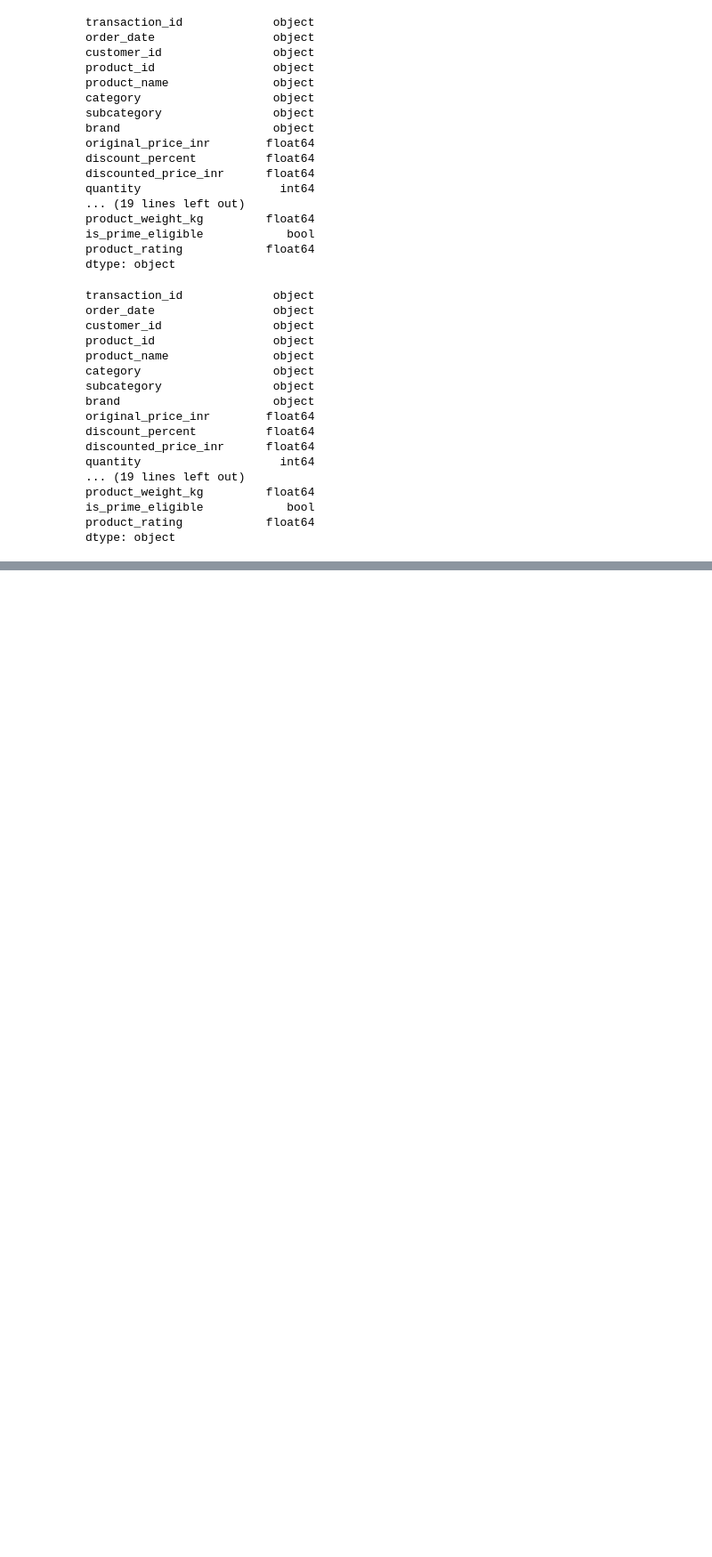
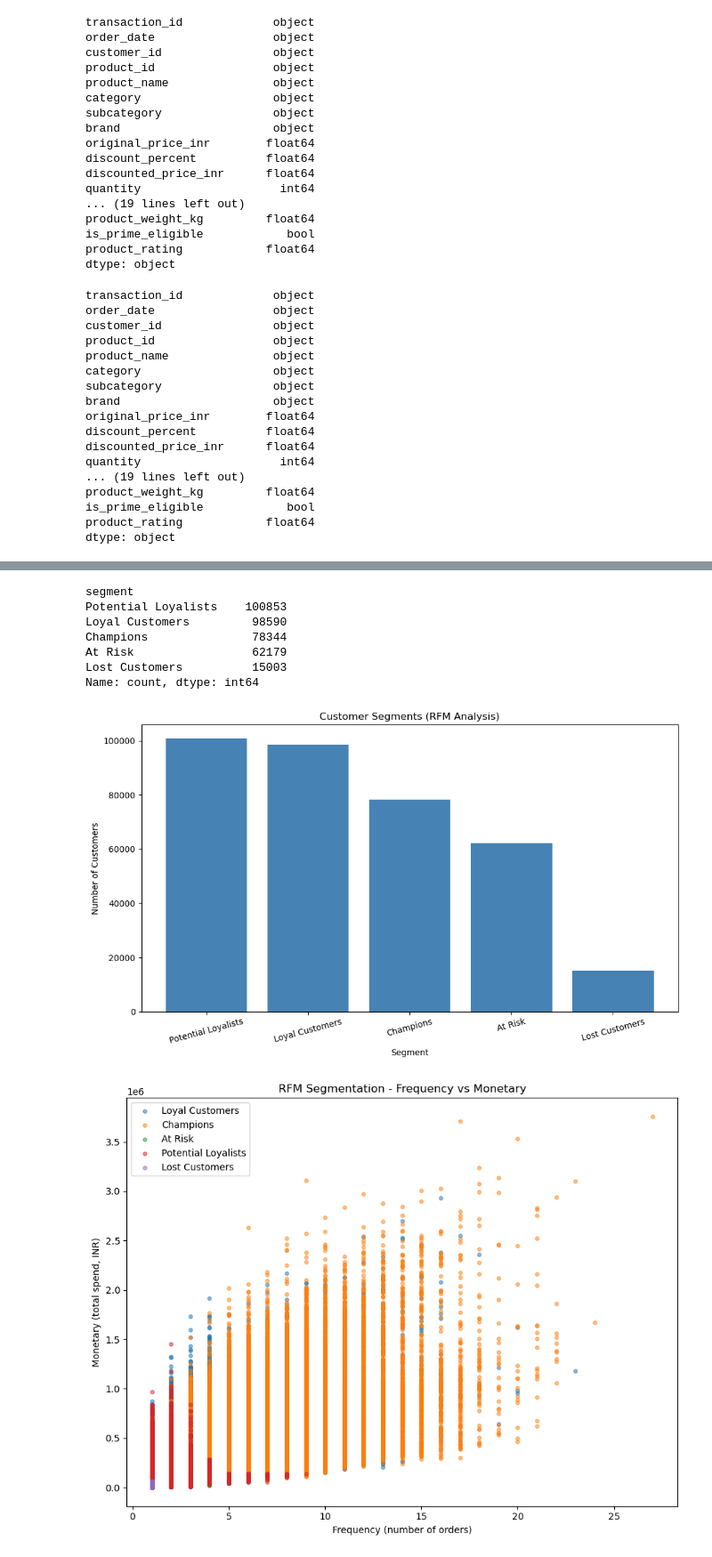
Before and after one commit to Nayeem2072005/Amazon-sales-p2, a Jupyter notebook: notebooks/eda.ipynb, the cells around one changed output, grey strips where cells are left out. Shown at 89% size. Saved outputs shown, nothing was run; the diff lists cells and outputs as text; code cells hidden in the pictures; blank space fills up the shorter version.

Commit message:
Add RFM segmentation, SQL customers/products tables with JOIN, and Power BI dashboard preview

```diff
--- a/notebooks/eda.ipynb
+++ b/notebooks/eda.ipynb
@@ -2203,0 +2211,74 @@ dtype: object
+# %%
+import pandas as pd
+import matplotlib.pyplot as plt
+
+df = pd.read_csv("C:\\Users\\CHARU\\OneDrive\\Desktop\\Amazon sales p2\\cleaned_data\\amazon_india_cleaned.csv")
+df["order_date"] = pd.to_datetime(df["order_date"])
+
+# Reference date = one day after the last order in the dataset
+reference_date = df["order_date"].max() + pd.Timedelta(days=1)
+
+rfm = df.groupby("customer_id").agg(
+    recency=("order_date", lambda x: (reference_date - x.max()).days),
+    frequency=("transaction_id", "count"),
+    monetary=("final_amount_inr", "sum")
+).reset_index()
+
+# Score each metric into quartiles (4 = best, 1 = worst)
+rfm["R_score"] = pd.qcut(rfm["recency"], 4, labels=[4, 3, 2, 1]).astype(int)
+rfm["F_score"] = pd.qcut(rfm["frequency"].rank(method="first"), 4, labels=[1, 2, 3, 4]).astype(int)
+rfm["M_score"] = pd.qcut(rfm["monetary"], 4, labels=[1, 2, 3, 4]).astype(int)
+
+rfm["RFM_total"] = rfm["R_score"] + rfm["F_score"] + rfm["M_score"]
+
+def segment_customer(score):
+    if score >= 10:
+        return "Champions"
+    elif score >= 8:
+        return "Loyal Customers"
+    elif score >= 6:
+        return "Potential Loyalists"
+    elif score >= 4:
+        return "At Risk"
+    else:
+        return "Lost Customers"
+
+rfm["segment"] = rfm["RFM_total"].apply(segment_customer)
+
+print(rfm["segment"].value_counts())
+
+# Visualization
+plt.figure(figsize=(10, 6))
+segment_counts = rfm["segment"].value_counts()
+plt.bar(segment_counts.index, segment_counts.values, color="steelblue")
+plt.title("Customer Segments (RFM Analysis)")
+plt.xlabel("Segment")
+plt.ylabel("Number of Customers")
+plt.xticks(rotation=15)
+plt.tight_layout()
+plt.savefig("../outputs/rfm_segments.png")
+plt.show()
+
+# Scatter: Frequency vs Monetary, colored by segment
+plt.figure(figsize=(9, 7))
+for seg in rfm["segment"].unique():
+    subset = rfm[rfm["segment"] == seg]
+    plt.scatter(subset["frequency"], subset["monetary"], label=seg, alpha=0.5, s=15)
+plt.xlabel("Frequency (number of orders)")
+plt.ylabel("Monetary (total spend, INR)")
+plt.title("RFM Segmentation - Frequency vs Monetary")
+plt.legend()
+plt.tight_layout()
+plt.savefig("../outputs/rfm_scatter.png")
+rfm.to_csv("../outputs/rfm_segments.csv", index=False)
+plt.show()
+# %% [output]
+segment
+Potential Loyalists    100853
+Loyal Customers         98590
+Champions               78344
+At Risk                 62179
+Lost Customers          15003
+Name: count, dtype: int64
+[figure, added]
+[figure, added]
```
Also changed, not shown: parts of 5 cells of this notebook, 5 other files.
